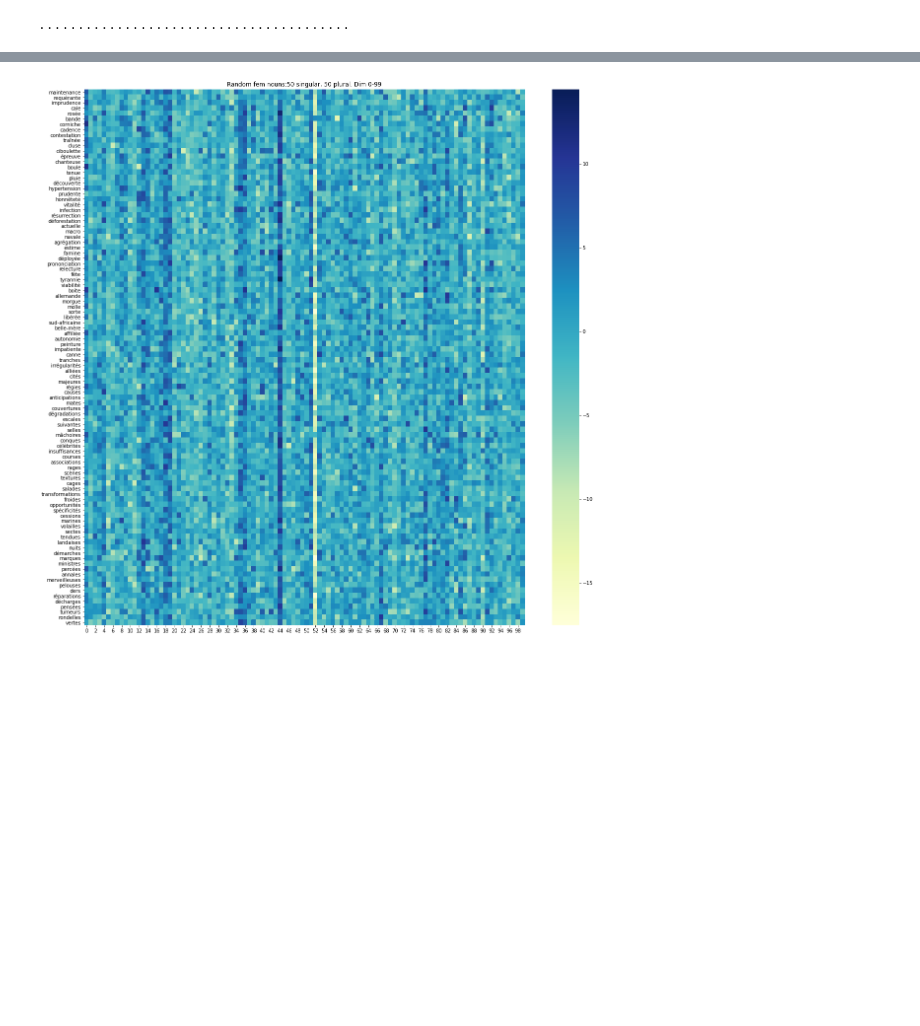
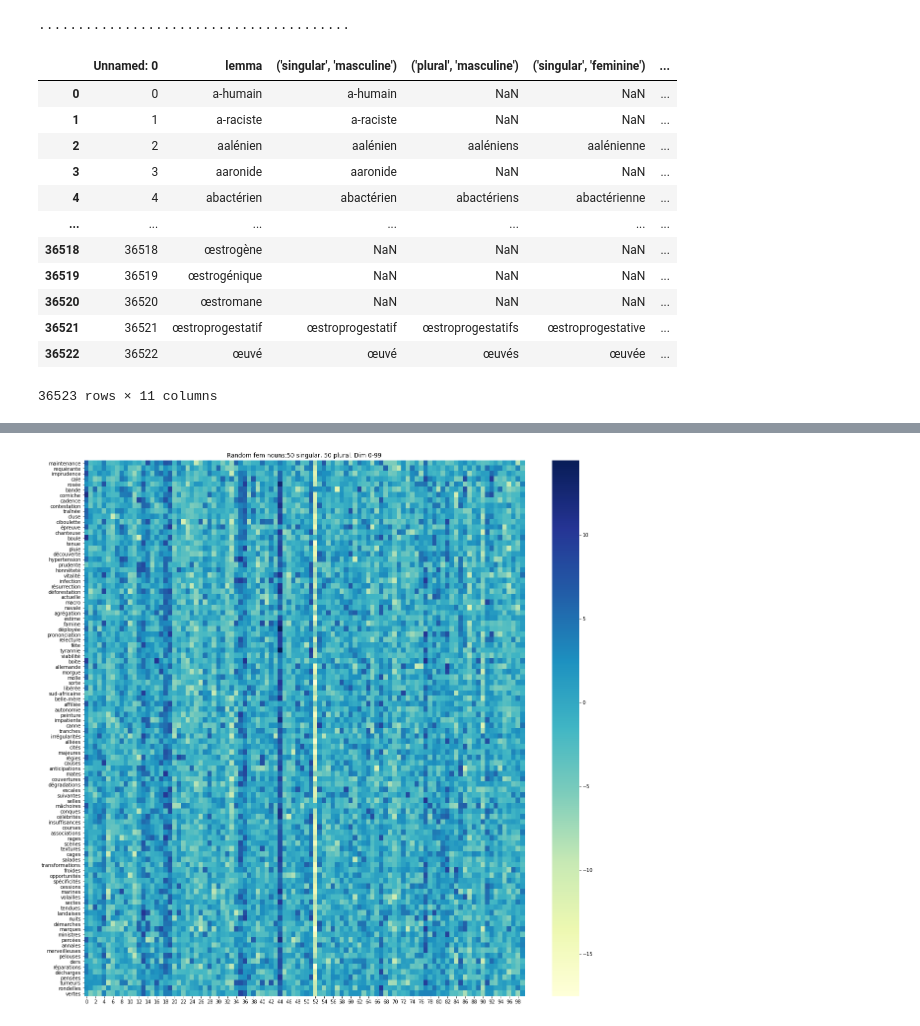
Before and after one commit to ClementineBleuze/WordEmbeddings, a Jupyter notebook: Archives/morphalou_to_pandas.ipynb, the cells around one changed output, grey strips where cells are left out. Saved outputs shown, nothing was run; the diff lists cells and outputs as text; code cells hidden in the pictures; blank space fills up the shorter version.

```diff
--- a/Archives/morphalou_to_pandas.ipynb
+++ b/Archives/morphalou_to_pandas.ipynb
@@ -125,3 +125,21 @@ fem_pl = nouns_df[(nouns_df.plural.notna()) & (nouns_df.gender == 'feminine')].p
 fem_pl_df = create_words_df(model, tokenizer, fem_pl, progress=True)
 # %% [output]
 ........................................
+# %%
+import pandas as pd
+all_adj = pd.read_csv("../Morphalou3/data/csv/all_adjectives.csv")
+all_adj
+# %% [output]
+|  | Unnamed: 0 | lemma | ('singular', 'masculine') | ('plural', 'masculine') | ('singular', 'feminine') | ... |
+| 0 | 0 | a-humain | a-humain | NaN | NaN | ... |
+| 1 | 1 | a-raciste | a-raciste | NaN | NaN | ... |
+| 2 | 2 | aalénien | aalénien | aaléniens | aalénienne | ... |
+| 3 | 3 | aaronide | aaronide | NaN | NaN | ... |
+| 4 | 4 | abactérien | abactérien | abactériens | abactérienne | ... |
+| ... | ... | ... | ... | ... | ... | ... |
+| 36518 | 36518 | œstrogène | NaN | NaN | NaN | ... |
+| 36519 | 36519 | œstrogénique | NaN | NaN | NaN | ... |
+| 36520 | 36520 | œstromane | NaN | NaN | NaN | ... |
+| 36521 | 36521 | œstroprogestatif | œstroprogestatif | œstroprogestatifs | œstroprogestative | ... |
+| 36522 | 36522 | œuvé | œuvé | œuvés | œuvée | ... |
+36523 rows × 11 columns
```
Also changed, not shown: parts of 4 cells of this notebook, 3 other files.
